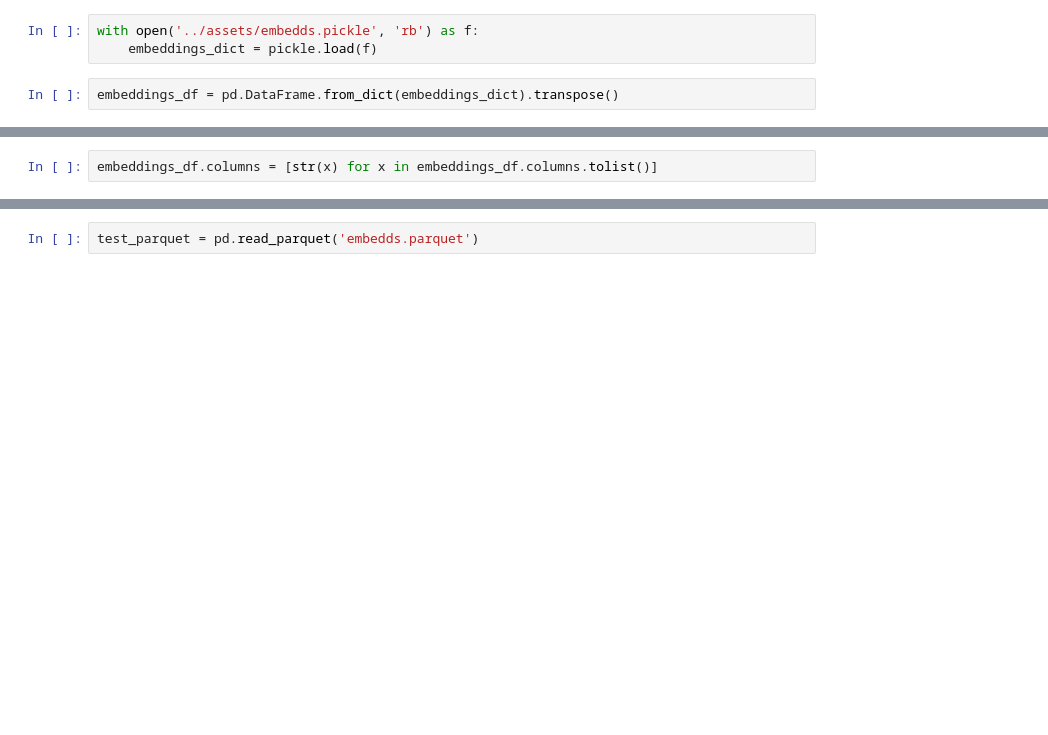
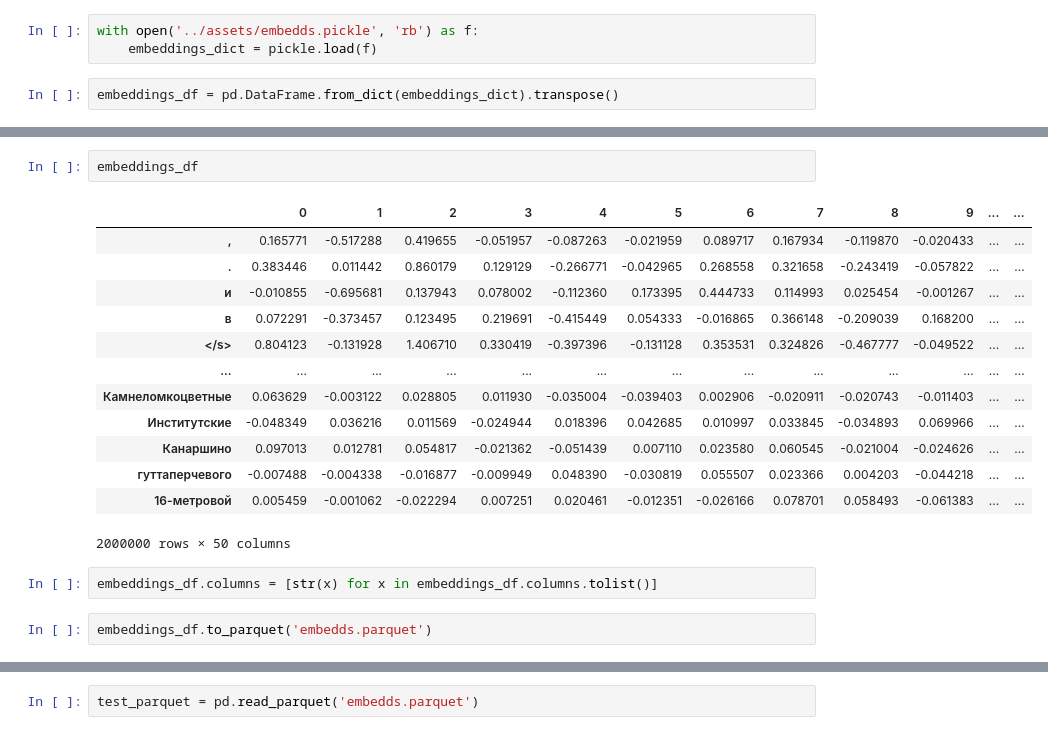
Before and after one commit to msmrc/space-bear-ai, a Jupyter notebook: nbs/test_connect.ipynb, the cells around one changed output, grey strips where cells are left out. Saved outputs shown, nothing was run; the diff lists cells and outputs as text; blank space fills up the shorter version.

```diff
--- a/nbs/test_connect.ipynb
+++ b/nbs/test_connect.ipynb
@@ -21,4 +13,22 @@ ValueError: parquet must have string column names
+# %%
+embeddings_df
+# %% [output]
+|  | 0 | 1 | 2 | 3 | 4 | 5 | 6 | 7 | 8 | 9 | ... | ... |
+| , | 0.165771 | -0.517288 | 0.419655 | -0.051957 | -0.087263 | -0.021959 | 0.089717 | 0.167934 | -0.119870 | -0.020433 | ... | ... |
+| . | 0.383446 | 0.011442 | 0.860179 | 0.129129 | -0.266771 | -0.042965 | 0.268558 | 0.321658 | -0.243419 | -0.057822 | ... | ... |
+| и | -0.010855 | -0.695681 | 0.137943 | 0.078002 | -0.112360 | 0.173395 | 0.444733 | 0.114993 | 0.025454 | -0.001267 | ... | ... |
+| в | 0.072291 | -0.373457 | 0.123495 | 0.219691 | -0.415449 | 0.054333 | -0.016865 | 0.366148 | -0.209039 | 0.168200 | ... | ... |
+| </s> | 0.804123 | -0.131928 | 1.406710 | 0.330419 | -0.397396 | -0.131128 | 0.353531 | 0.324826 | -0.467777 | -0.049522 | ... | ... |
+| ... | ... | ... | ... | ... | ... | ... | ... | ... | ... | ... | ... | ... |
+| Камнеломкоцветные | 0.063629 | -0.003122 | 0.028805 | 0.011930 | -0.035004 | -0.039403 | 0.002906 | -0.020911 | -0.020743 | -0.011403 | ... | ... |
+| Институтские | -0.048349 | 0.036216 | 0.011569 | -0.024944 | 0.018396 | 0.042685 | 0.010997 | 0.033845 | -0.034893 | 0.069966 | ... | ... |
+| Канаршино | 0.097013 | 0.012781 | 0.054817 | -0.021362 | -0.051439 | 0.007110 | 0.023580 | 0.060545 | -0.021004 | -0.024626 | ... | ... |
+| гуттаперчевого | -0.007488 | -0.004338 | -0.016877 | -0.009949 | 0.048390 | -0.030819 | 0.055507 | 0.023366 | 0.004203 | -0.044218 | ... | ... |
+| 16-метровой | 0.005459 | -0.001062 | -0.022294 | 0.007251 | 0.020461 | -0.012351 | -0.026166 | 0.078701 | 0.058493 | -0.061383 | ... | ... |
+2000000 rows × 50 columns
 # %%
 embeddings_df.columns = [str(x) for x in embeddings_df.columns.tolist()]
+# %%
+embeddings_df.to_parquet('embedds.parquet')
 # %%
 embeddings_df.to_parquet('embedds.parquet')
```
Also changed, not shown: parts of 17 cells of this notebook, 43 other files.
